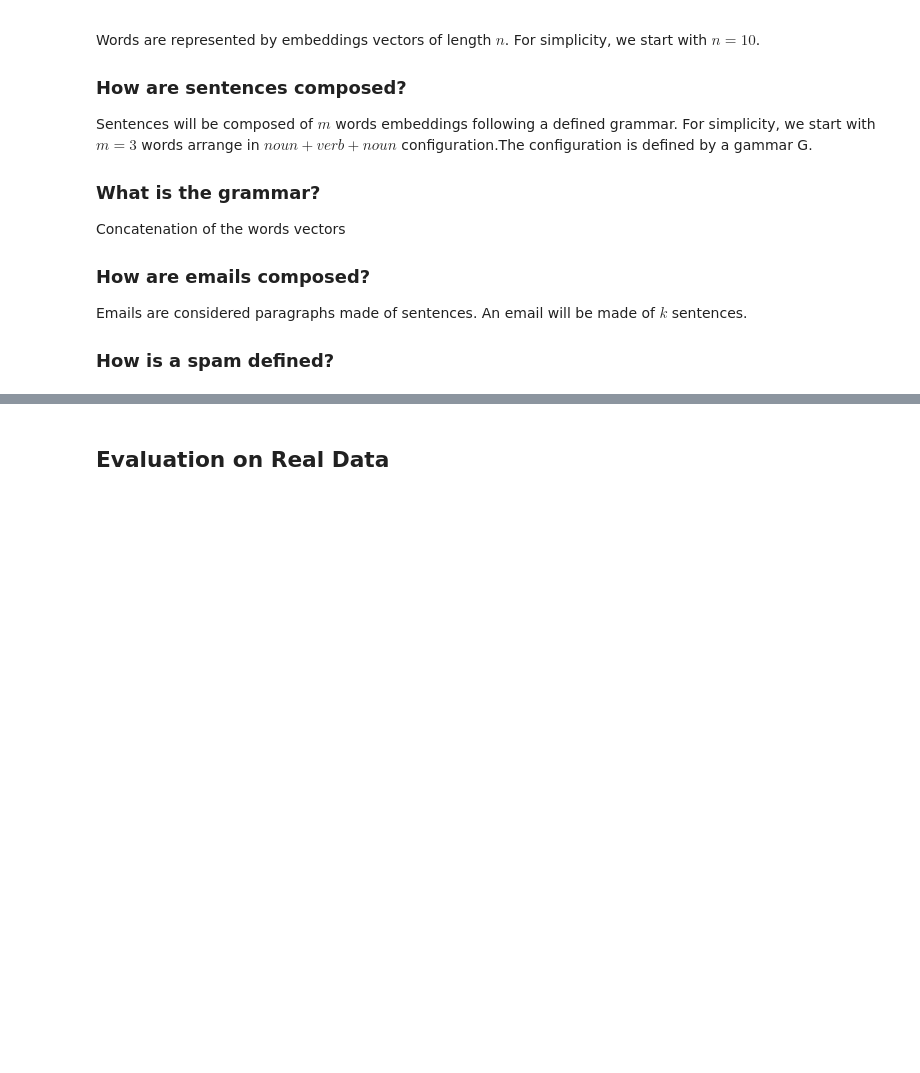
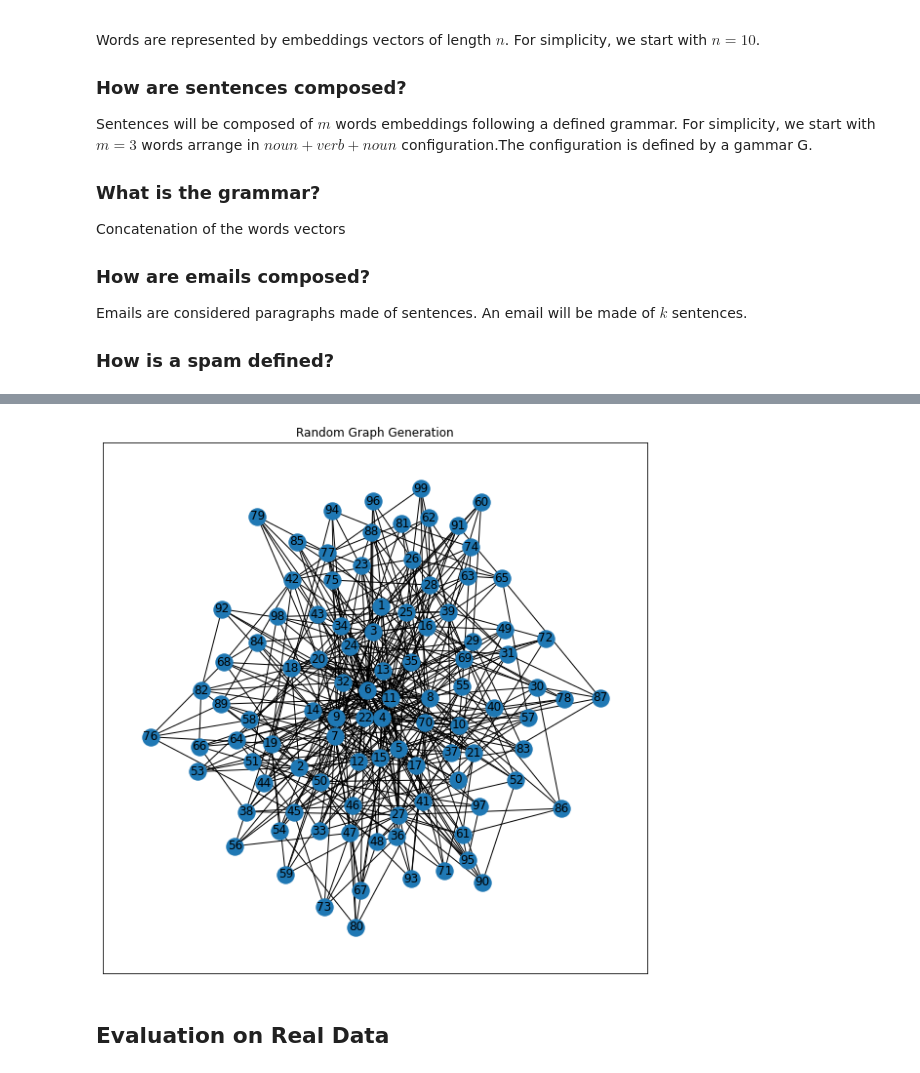
Before and after one commit to ERUD1T3/federated-learning-research, a Jupyter notebook: fl_spam/dev.ipynb, the cells around one changed output, grey strips where cells are left out. Drawn from its saved outputs; the diff is of its cells as text; code cells hidden in the pictures; blank space fills up the shorter version.

```diff
--- a/fl_spam/dev.ipynb
+++ b/fl_spam/dev.ipynb
@@ -79,2 +334,14 @@ gen_files(20)
+# %%
+# generate a random graph with 100 nodes at poerlaw distribution
+n = 100
+G = nx.powerlaw_cluster_graph(n, 5, 0.1)
+pos = nx.spring_layout(G)
+nx.draw_networkx(G, pos)
+plt.title("Random Graph Generation")
+# make plot bigger
+plt.rcParams['figure.figsize'] = [10, 10]
+plt.show()
+# %% [output]
+[figure, added]
 # %% [markdown]
 ## Evaluation on Real Data
```
Also changed, not shown: parts of 7 cells of this notebook.
